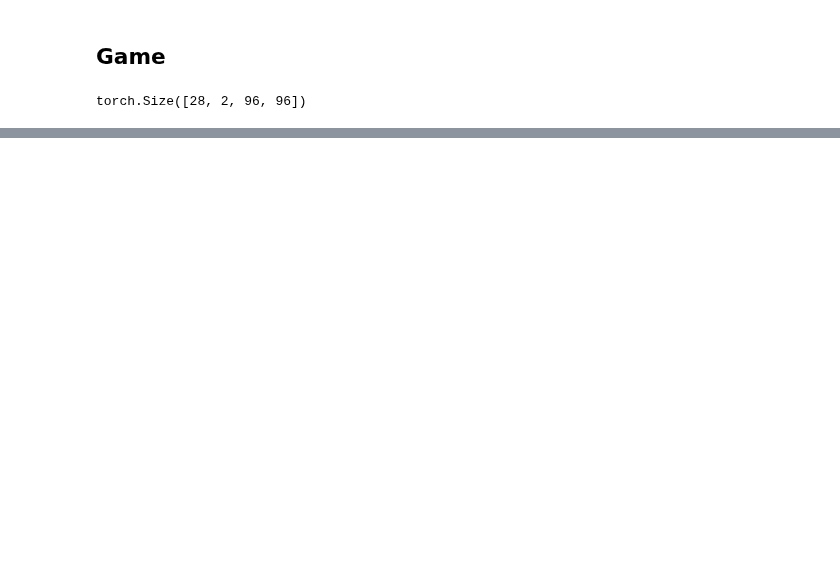
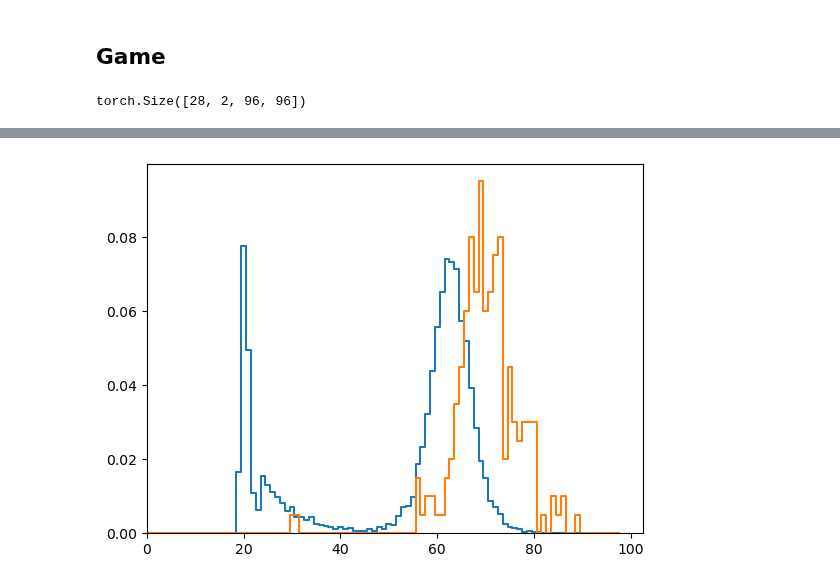
Before and after one commit to gillioz/MorpionSolitaire, a Jupyter notebook: deeplearning-disjoint/Exploration.ipynb, the cells around one changed output, grey strips where cells are left out. Cells and saved outputs as stored; diff of their text form; code cells hidden in the pictures; blank space fills up the shorter version.

```diff
--- a/deeplearning-disjoint/Exploration.ipynb
+++ b/deeplearning-disjoint/Exploration.ipynb
@@ -220,3 +220,16 @@ plt.show()
+# %%
+bins = [i - 0.5 for i in range(100)]
+
+dist_0, bins = np.histogram(scores[1000], bins, density=True)
+dist, bins = np.histogram(scores[3e-3], bins, density=True)
+
+plt.step(bins[:-1], dist_0)
+plt.step(bins[:-1], dist)
+plt.xlim(0)
+plt.ylim(0)
+plt.show()
+# %% [output]
+[figure, added]
 # %%
 # scores[1e-4] = scores[1e-4] + [play(1e-4) for _ in trange(40)]
 # %%
```
Also changed, not shown: parts of 12 cells of this notebook, 1 other file.
